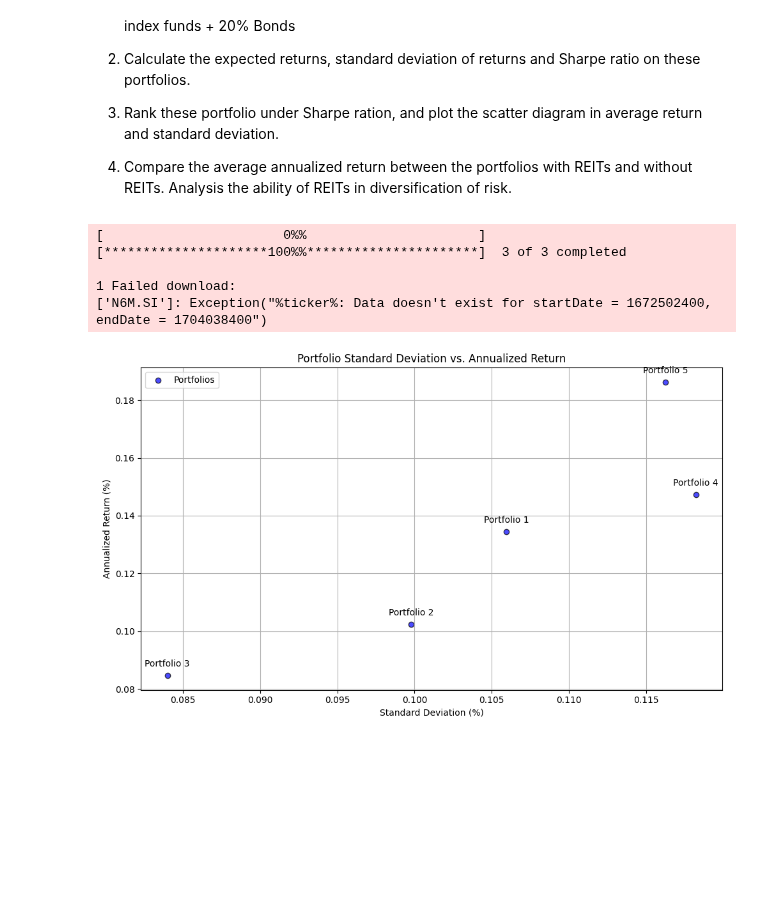
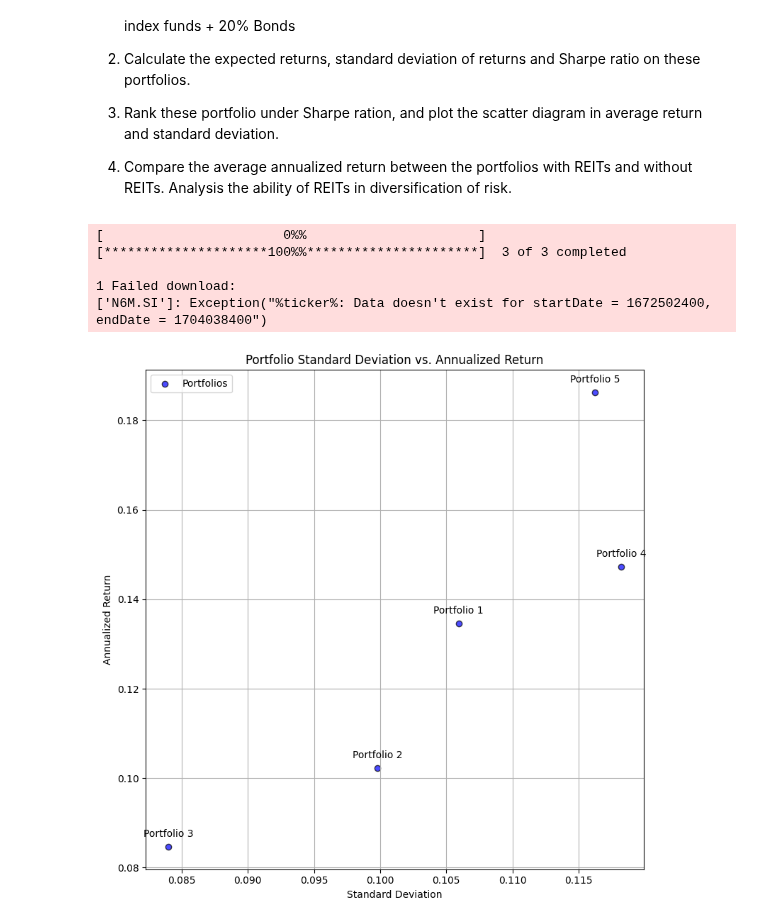
Before and after one commit to Wuvist/sgx3000, a Jupyter notebook: REITs analysis/REIT part 0315.ipynb, the cells around one changed output. Cells and saved outputs as stored; diff of their text form; code cells hidden in the pictures; blank space fills up the shorter version.

```diff
--- a/REITs analysis/REIT part 0315.ipynb
+++ b/REITs analysis/REIT part 0315.ipynb
@@ -600,34 +614,34 @@ for name, weights in portfolio_weights.items():
   if portfolio_return is not None:
       portfolio_returns[name] = {
           "Annualized Return": portfolio_return.mean() * 252,
           "Std Dev": portfolio_return.std() * np.sqrt(252)
       }
   else:
       print(f"Skipping Sharpe Ratio calculation for {name} due to missing return data.")
 
 # Extract data for plotting
 portfolio_names = list(portfolio_returns.keys())
 annual_returns = [stats["Annualized Return"] for name, stats in portfolio_returns.items()]
 std_devs = [stats["Std Dev"] for name, stats in portfolio_returns.items()]
 
 # Create scatter plot
-plt.figure(figsize=(10, 6))
+plt.figure(figsize=(8, 8))
 plt.scatter(std_devs, annual_returns, marker='o', c='b', edgecolors='k', alpha=0.7, label='Portfolios')
-plt.xlabel('Standard Deviation (%)')
-plt.ylabel('Annualized Return (%)')
+plt.xlabel('Standard Deviation')
+plt.ylabel('Annualized Return')
 plt.title('Portfolio Standard Deviation vs. Annualized Return')
 plt.grid(True)
 
 # Add portfolio names as annotations
 for i, name in enumerate(portfolio_names):
   plt.annotate(name, (std_devs[i], annual_returns[i]), textcoords="offset points", xytext=(0, 10), ha='center')
 
 plt.legend()
 plt.tight_layout()
 plt.show()
 # %% [output]
 [                       0%%                      ][*********************100%%**********************]  3 of 3 completed
 
 1 Failed download:
 ['N6M.SI']: Exception("%ticker%: Data doesn't exist for startDate = 1672502400, endDate = 1704038400")
-[figure, old version]
+[figure, new version]
```
Also changed, not shown: parts of 2 cells of this notebook, 12 other files.
